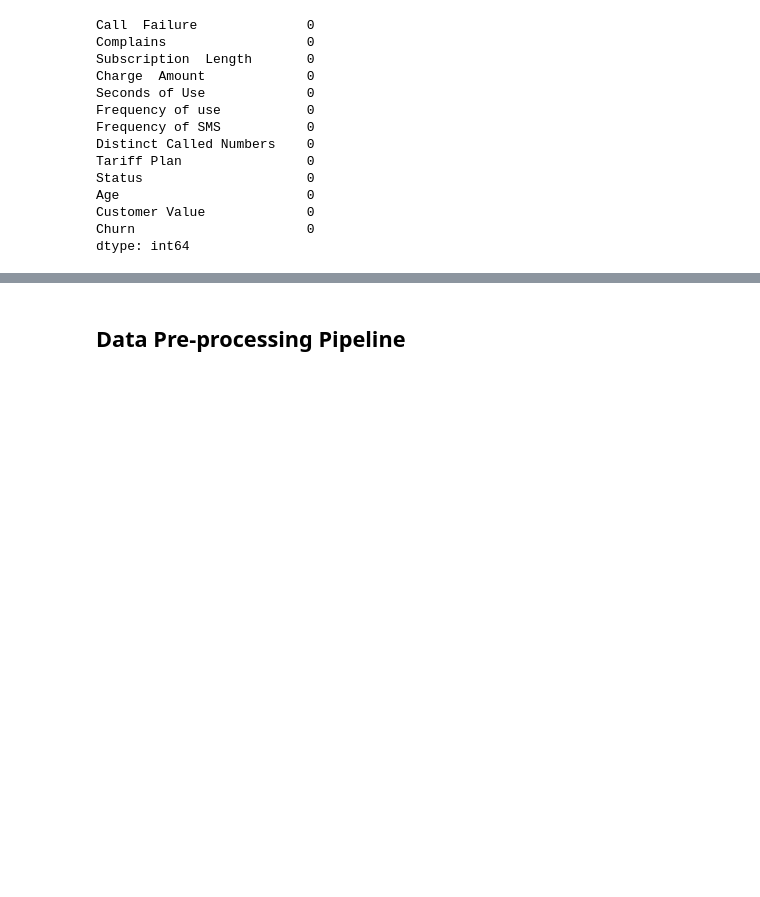
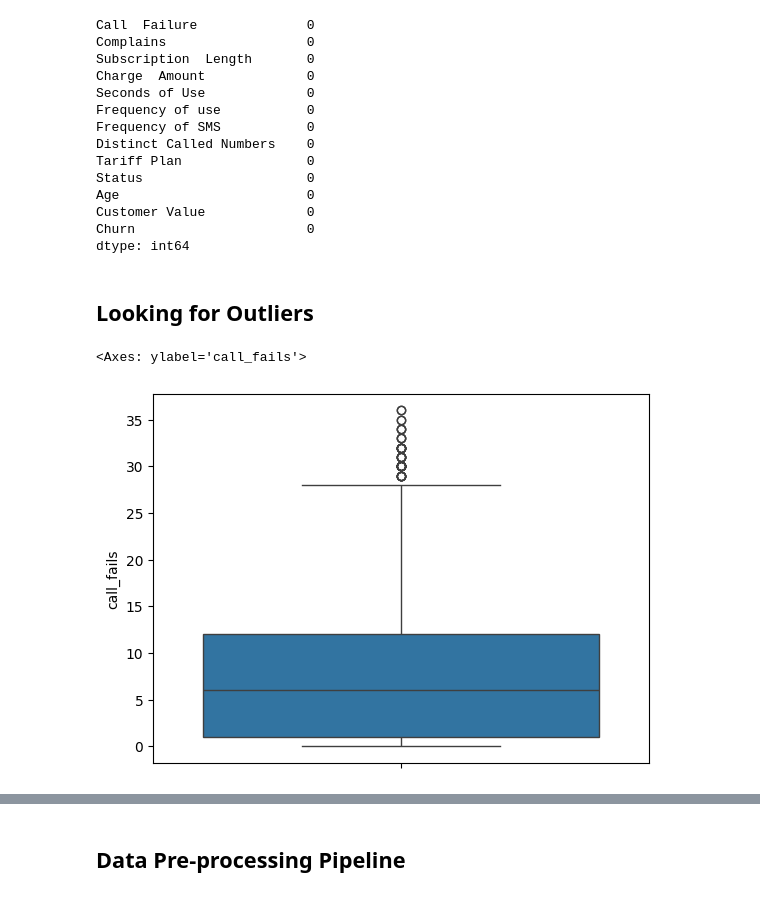
Before and after one commit to mlcuadra1/Churn-Risk-EDA, a Jupyter notebook: notebooks/Script 1 - cleaning.ipynb, the cells around one changed output, grey strips where cells are left out. Saved outputs shown, nothing was run; the diff lists cells and outputs as text; code cells hidden in the pictures; blank space fills up the shorter version.

Commit message:
Outlier analysis for cleaning

```diff
--- a/notebooks/Script 1 - cleaning.ipynb
+++ b/notebooks/Script 1 - cleaning.ipynb
@@ -180,3 +180,11 @@ Age                        0
 Customer Value             0
 Churn                      0
 dtype: int64
+# %% [markdown]
+## Looking for Outliers
+# %%
+import seaborn as sns
+sns.boxplot(data_renamed['call_fails'])
+# %% [output]
+<Axes: ylabel='call_fails'>
+[figure, added]
```
Also changed, not shown: parts of 2 cells of this notebook.
